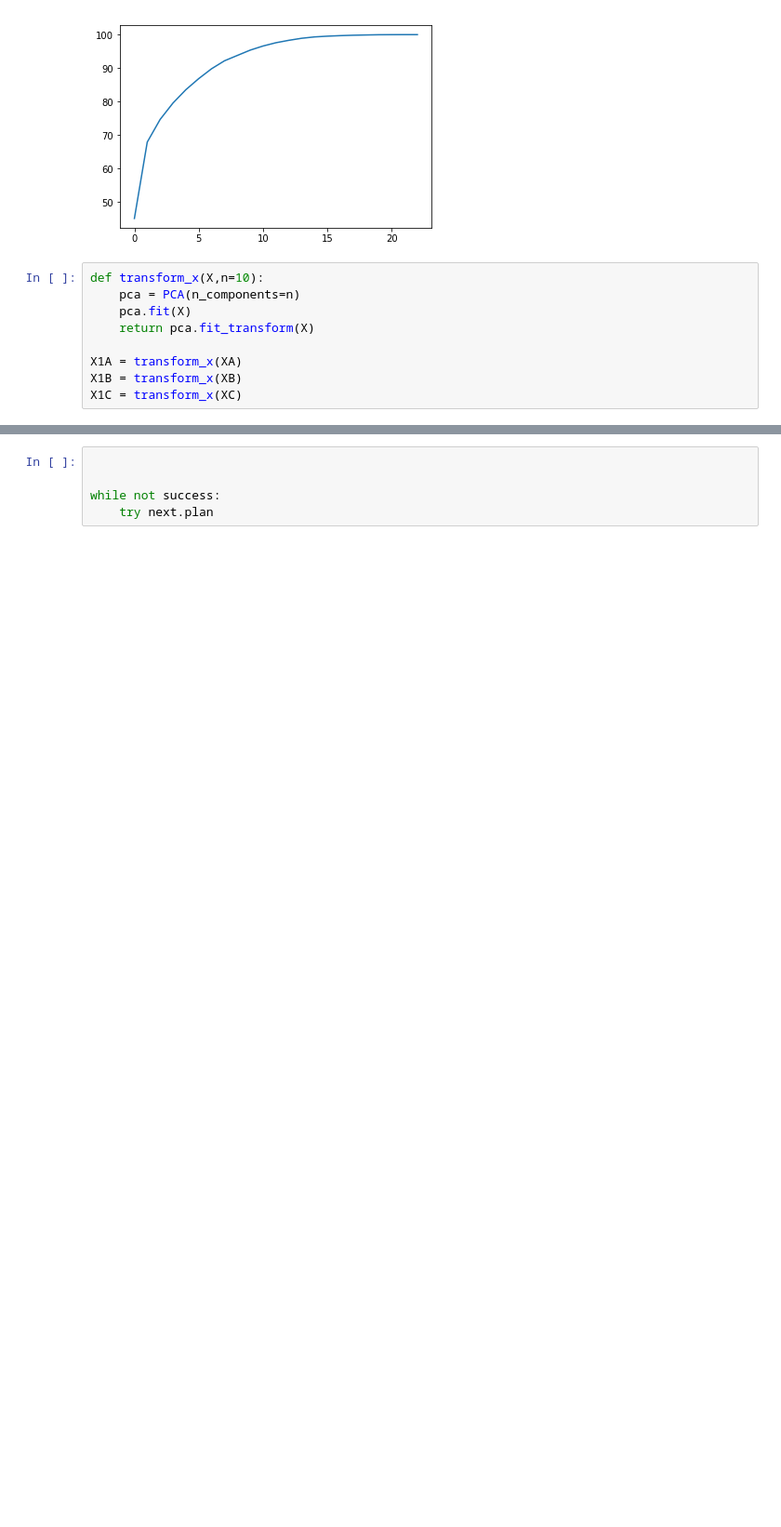
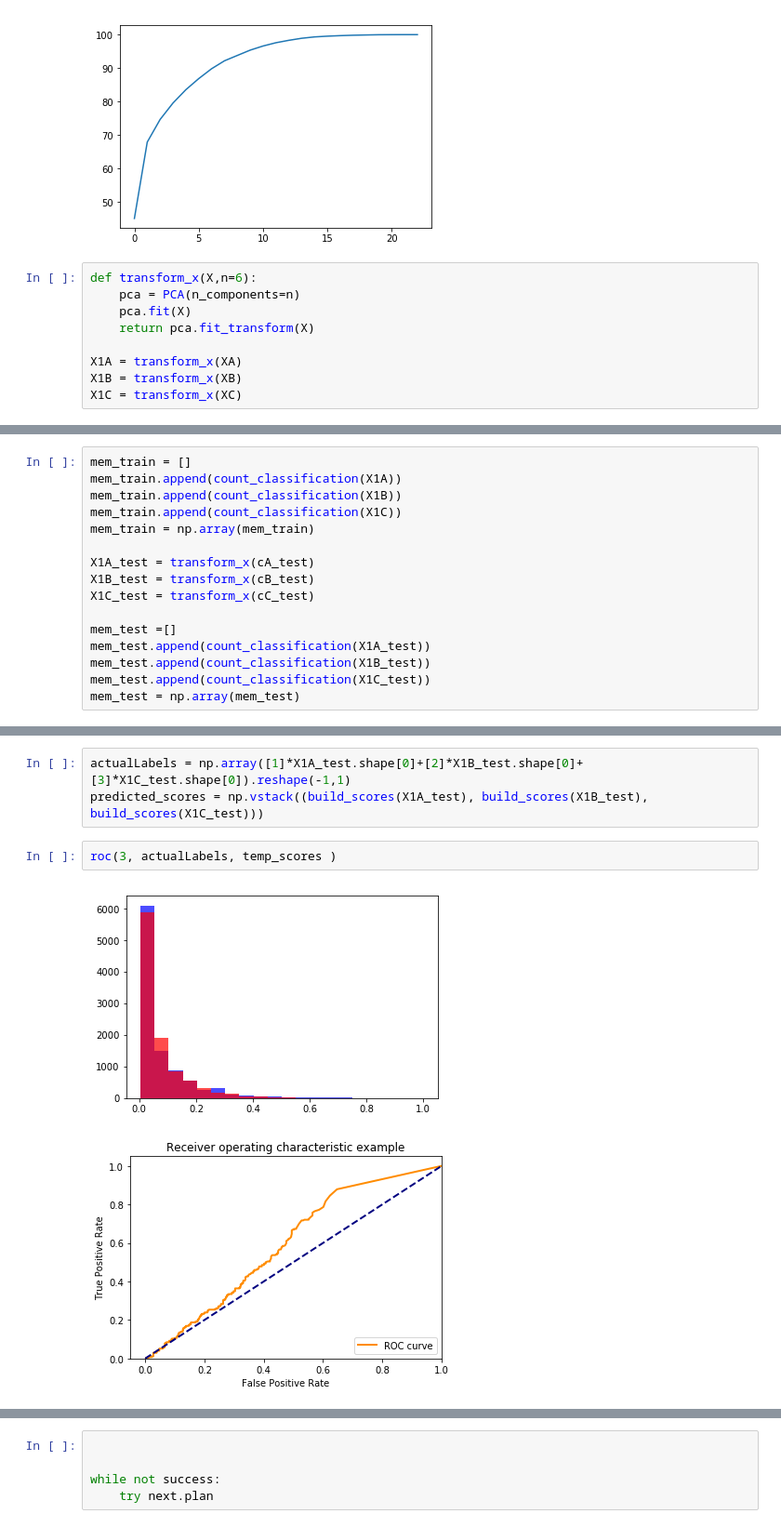
Before and after one commit to sai-github/pr, a Jupyter notebook: assignment3/Image Data/image_data.ipynb, the cells around one changed output, grey strips where cells are left out. Shown: that part at 93% size. Saved outputs shown, nothing was run; the diff lists cells and outputs as text; blank space fills up the shorter version.

Commit message:
55% test accuracy

```diff
--- a/assignment3/Image Data/image_data.ipynb
+++ b/assignment3/Image Data/image_data.ipynb
@@ -87,7 +87,7 @@ pca_x(XC)
   99.98  99.99  99.99]
 [figure]
 # %%
-def transform_x(X,n=10):
+def transform_x(X,n=6):
     pca = PCA(n_components=n)
     pca.fit(X)
     return pca.fit_transform(X)
@@ -160,0 +170,16 @@ count_classification(X1C)
+# %%
+mem_train = []
+mem_train.append(count_classification(X1A))
+mem_train.append(count_classification(X1B))
+mem_train.append(count_classification(X1C))
+mem_train = np.array(mem_train)
+
+X1A_test = transform_x(cA_test)
+X1B_test = transform_x(cB_test)
+X1C_test = transform_x(cC_test)
+
+mem_test =[]
+mem_test.append(count_classification(X1A_test))
+mem_test.append(count_classification(X1B_test))
+mem_test.append(count_classification(X1C_test))
+mem_test = np.array(mem_test)
@@ -160,0 +263,8 @@ count_classification(X1C)
+# %%
+actualLabels = np.array([1]*X1A_test.shape[0]+[2]*X1B_test.shape[0]+[3]*X1C_test.shape[0]).reshape(-1,1)
+predicted_scores = np.vstack((build_scores(X1A_test), build_scores(X1B_test), build_scores(X1C_test)))
+# %%
+roc(3, actualLabels, temp_scores )
+# %% [output]
+[figure, added]
+[figure, added]
```
Also changed, not shown: parts of 11 cells of this notebook.
